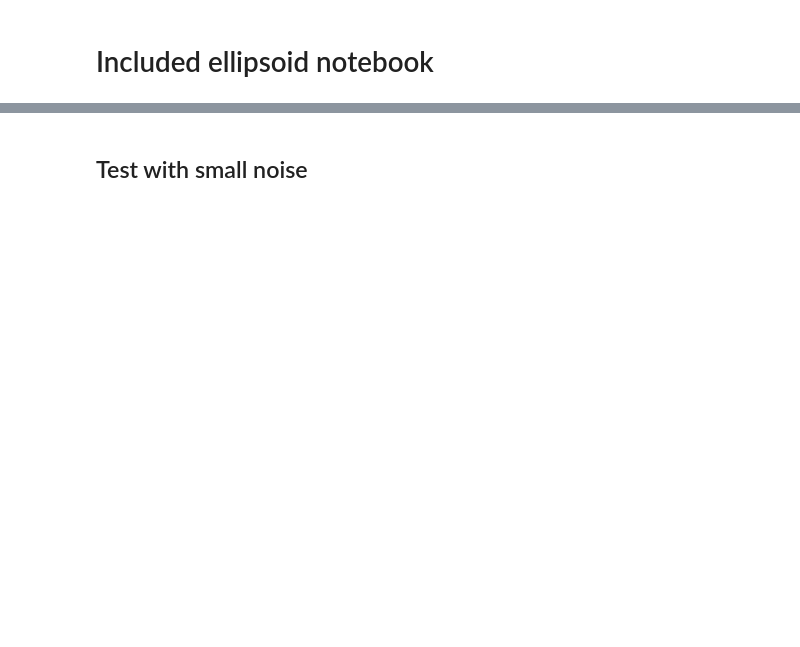
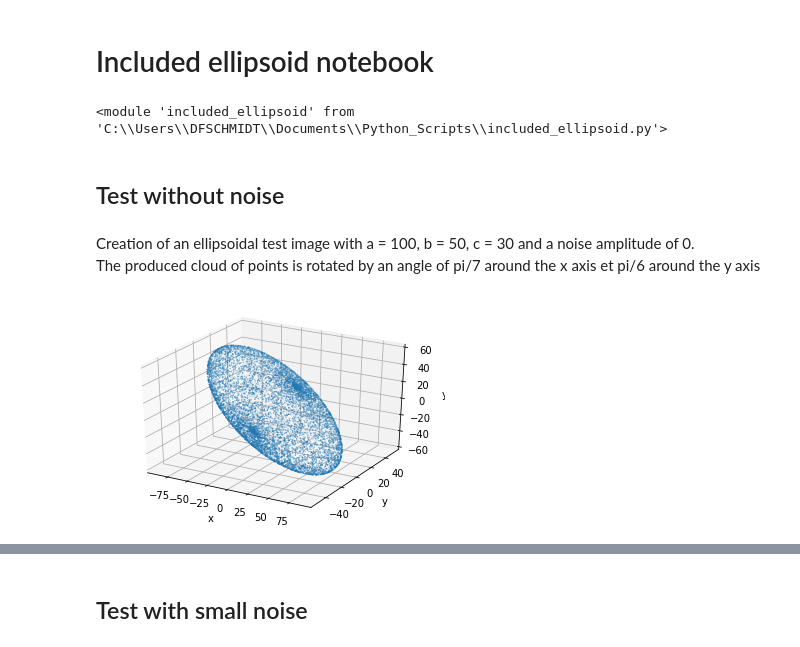
Before and after one commit to D-FS/Cuttings, a Jupyter notebook: included_ellipsoid_notebook.ipynb, the cells around one changed output, grey strips where cells are left out. Saved outputs shown, nothing was run; the diff lists cells and outputs as text; code cells hidden in the pictures; blank space fills up the shorter version.

```diff
--- a/included_ellipsoid_notebook.ipynb
+++ b/included_ellipsoid_notebook.ipynb
@@ -12,0 +11,18 @@ from scipy.optimize import minimize
+# %%
+reload(ie)
+# %% [output]
+<module 'included_ellipsoid' from 'C:\\Users\\DFSCHMIDT\\Documents\\Python_Scripts\\included_ellipsoid.py'>
+# %% [markdown]
+## Test without noise
+# %% [markdown]
+Creation of an ellipsoidal test image with a = 100, b = 50, c = 30 and a noise amplitude of 0.
+The produced cloud of points is rotated by an angle of pi/7 around the x axis et pi/6 around the y axis
+# %%
+ellipsoid = {'a': 100, 'b': 50, 'c': 30}
+aggregate = tie.ellipsoid_test_image(ellipsoid,
+                                     npoints=10000,
+                                     noise_amplitude=0.,
+                                     angles=(np.pi/7., np.pi/6.))
+ax = plot.scatter_plot(aggregate)
+# %% [output]
+[figure, added]
```
Also changed, not shown: parts of 26 cells of this notebook, 5 other files.
